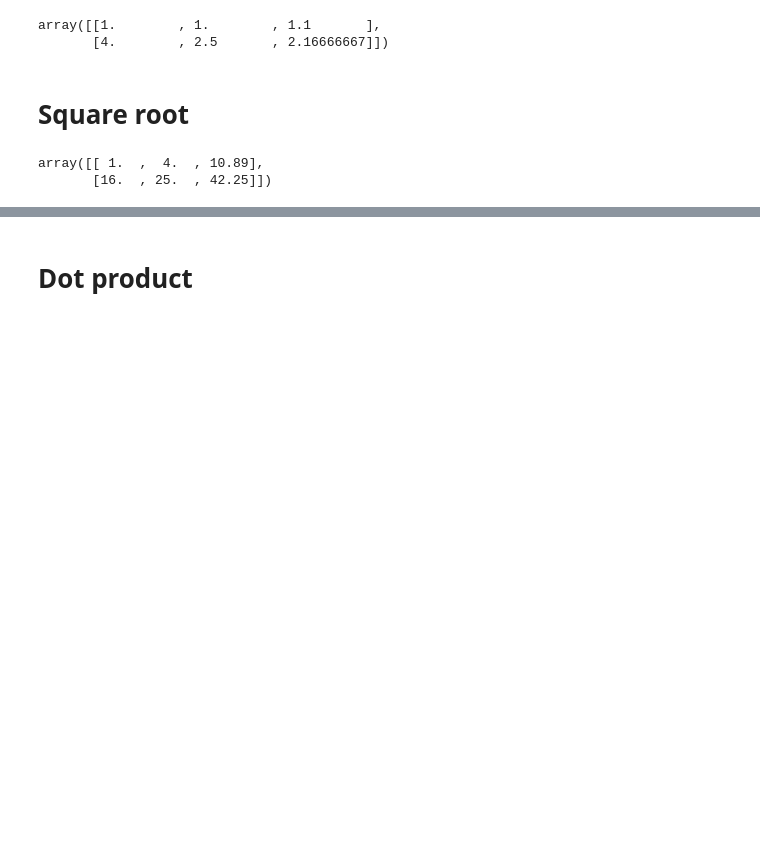
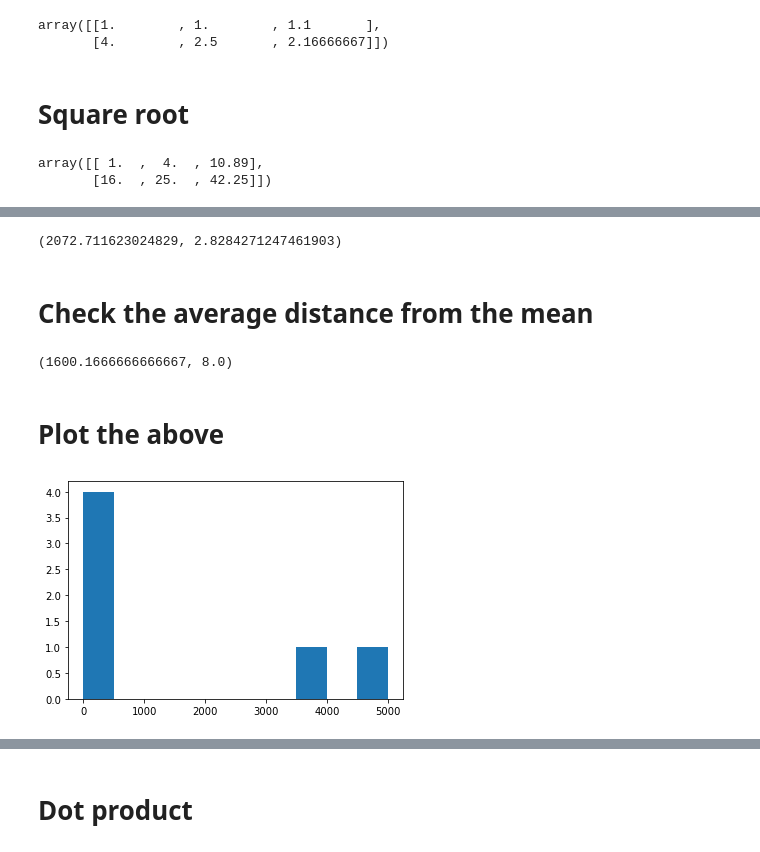
Before and after one commit to code-JOA/Introduction-to-Python, a Jupyter notebook: Part4 - Numpy/Notebook/Introduction_to_Numpy.ipynb, the cells around one changed output, grey strips where cells are left out. Drawn from its saved outputs; the diff is of its cells as text; code cells hidden in the pictures; blank space fills up the shorter version.

```diff
--- a/Part4 - Numpy/Notebook/Introduction_to_Numpy.ipynb
+++ b/Part4 - Numpy/Notebook/Introduction_to_Numpy.ipynb
@@ -333,0 +416,3 @@ array([[ 1.  ,  4.  , 10.89],
+# %%
+high_var = np.array([1,100,200,300,4000,5000])
+low_var = np.array([2,4,6,8,10])
@@ -333,0 +423,12 @@ array([[ 1.  ,  4.  , 10.89],
+# %%
+np.std(high_var) , np.std(low_var)
+# %% [output]
+(2072.711623024829, 2.8284271247461903)
+# %% [markdown]
+# Check the average distance from the mean
+# %%
+np.mean(high_var) , np.var(low_var)
+# %% [output]
+(1600.1666666666667, 8.0)
+# %% [markdown]
+# Plot the above
@@ -333,0 +437,5 @@ array([[ 1.  ,  4.  , 10.89],
+# %%
+plt.hist(high_var)
+plt.show()
+# %% [output]
+[figure, added]
```
Also changed, not shown: parts of 109 cells of this notebook.
